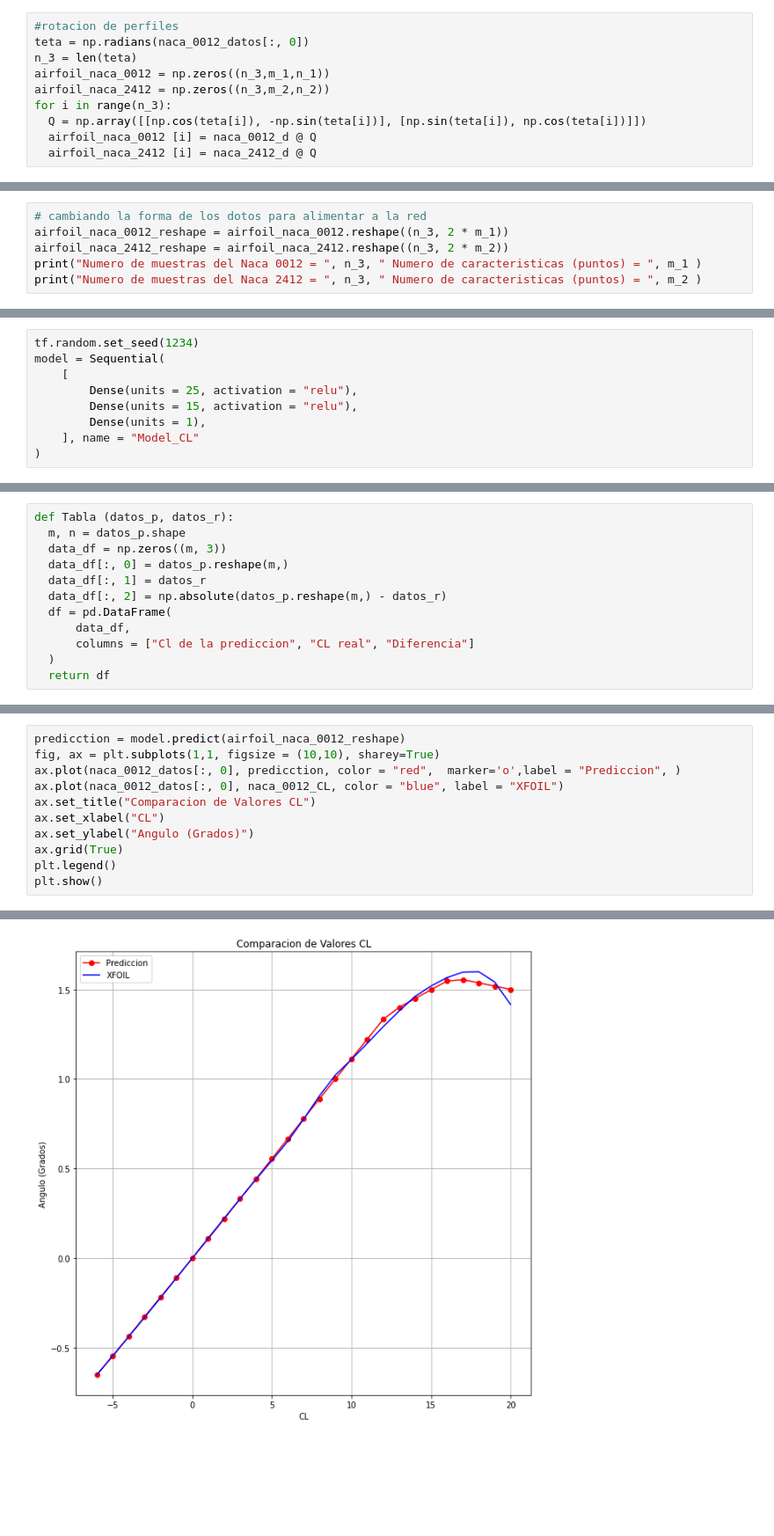
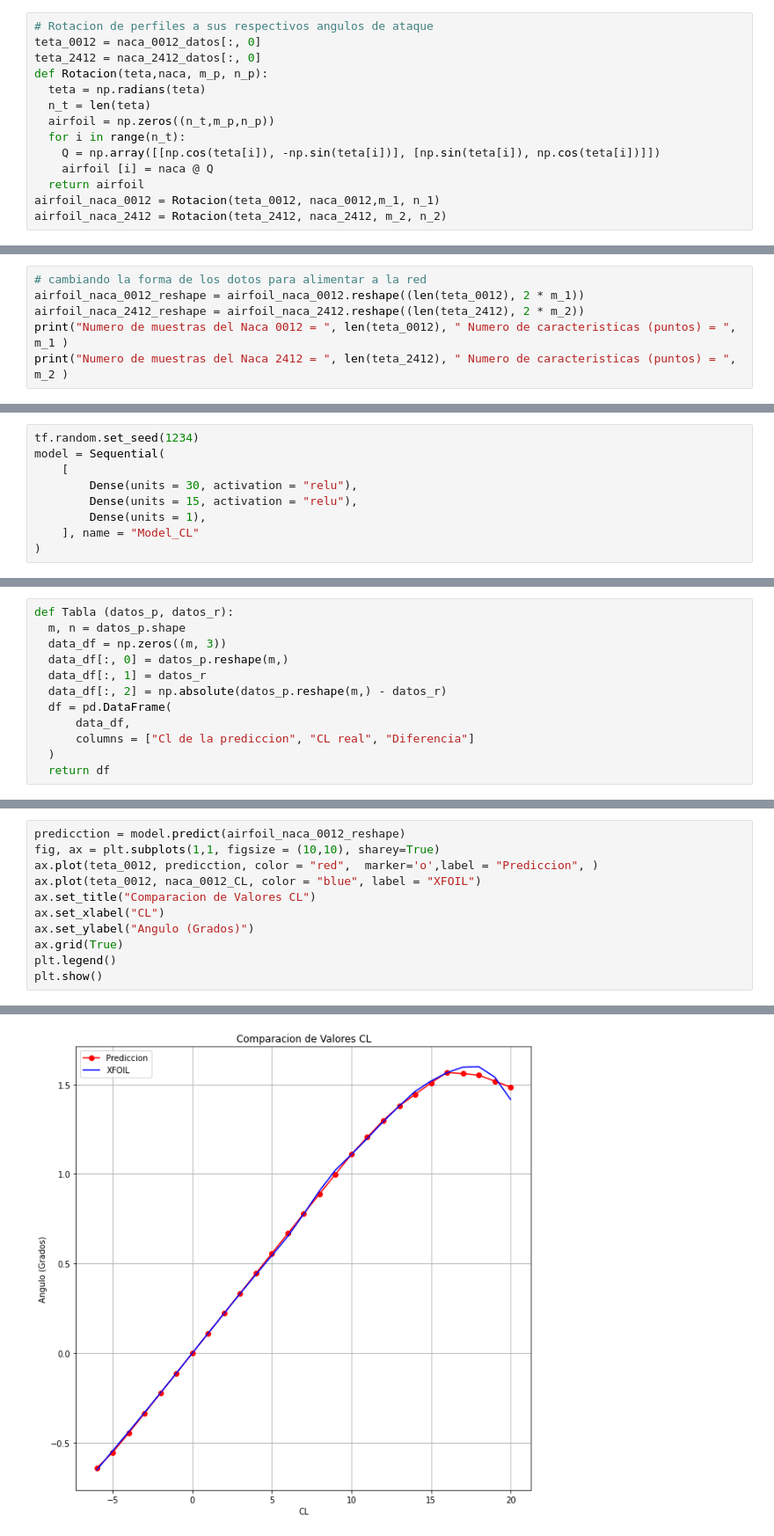
Before and after one commit to Marcos-JV/project_airfoil, a Jupyter notebook: Prediccion_para_perfiles_alares.ipynb, the cells around one changed output, grey strips where cells are left out. Shown: that part at 88% size. Drawn from its saved outputs; the diff is of its cells as text; blank space fills up the shorter version.

```diff
--- a/Prediccion_para_perfiles_alares.ipynb
+++ b/Prediccion_para_perfiles_alares.ipynb
@@ -80,15 +80,19 @@ plt.show()
 # %% [output]
 [figure]
 # %%
-#rotacion de perfiles
-teta = np.radians(naca_0012_datos[:, 0])
-n_3 = len(teta)
-airfoil_naca_0012 = np.zeros((n_3,m_1,n_1))
-airfoil_naca_2412 = np.zeros((n_3,m_2,n_2))
-for i in range(n_3):
-  Q = np.array([[np.cos(teta[i]), -np.sin(teta[i])], [np.sin(teta[i]), np.cos(teta[i])]])
-  airfoil_naca_0012 [i] = naca_0012_d @ Q
-  airfoil_naca_2412 [i] = naca_2412_d @ Q
+# Rotacion de perfiles a sus respectivos angulos de ataque
+teta_0012 = naca_0012_datos[:, 0]
+teta_2412 = naca_2412_datos[:, 0]
+def Rotacion(teta,naca, m_p, n_p):
+  teta = np.radians(teta)
+  n_t = len(teta)
+  airfoil = np.zeros((n_t,m_p,n_p))
+  for i in range(n_t):
+    Q = np.array([[np.cos(teta[i]), -np.sin(teta[i])], [np.sin(teta[i]), np.cos(teta[i])]])
+    airfoil [i] = naca @ Q
+  return airfoil
+airfoil_naca_0012 = Rotacion(teta_0012, naca_0012,m_1, n_1)
+airfoil_naca_2412 = Rotacion(teta_2412, naca_2412, m_2, n_2)
 # %%
 k = 0
 fig, ax = plt.subplots(3,9, figsize = (25,8), sharey=True)
@@ -124,8 +128,8 @@ Text(0.5, 0.98, 'Naca 2412 a direrentes angulos')
 # %%
 # cambiando la forma de los dotos para alimentar a la red
-airfoil_naca_0012_reshape = airfoil_naca_0012.reshape((n_3, 2 * m_1))
-airfoil_naca_2412_reshape = airfoil_naca_2412.reshape((n_3, 2 * m_2))
-print("Numero de muestras del Naca 0012 = ", n_3, " Numero de caracteristicas (puntos) = ", m_1 )
-print("Numero de muestras del Naca 2412 = ", n_3, " Numero de caracteristicas (puntos) = ", m_2 )
+airfoil_naca_0012_reshape = airfoil_naca_0012.reshape((len(teta_0012), 2 * m_1))
+airfoil_naca_2412_reshape = airfoil_naca_2412.reshape((len(teta_2412), 2 * m_2))
+print("Numero de muestras del Naca 0012 = ", len(teta_0012), " Numero de caracteristicas (puntos) = ", m_1 )
+print("Numero de muestras del Naca 2412 = ", len(teta_2412), " Numero de caracteristicas (puntos) = ", m_2 )
 # %% [output]
 Numero de muestras del Naca 0012 =  27  Numero de caracteristicas (puntos) =  63
@@ -144,7 +149,7 @@ x_train_0012, x_test_0012, y_train_0012, y_test_0012 = train_test_split(airfoil_
 tf.random.set_seed(1234)
 model = Sequential(
     [
-        Dense(units = 25, activation = "relu"),
+        Dense(units = 30, activation = "relu"),
         Dense(units = 15, activation = "relu"),
         Dense(units = 1),
     ], name = "Model_CL"
@@ -255,8 +257,8 @@ Tabla(datos_test, y_test_0012)
 # %%
 predicction = model.predict(airfoil_naca_0012_reshape)
 fig, ax = plt.subplots(1,1, figsize = (10,10), sharey=True)
-ax.plot(naca_0012_datos[:, 0], predicction, color = "red",  marker='o',label = "Prediccion", )
-ax.plot(naca_0012_datos[:, 0], naca_0012_CL, color = "blue", label = "XFOIL")
+ax.plot(teta_0012, predicction, color = "red",  marker='o',label = "Prediccion", )
+ax.plot(teta_0012, naca_0012_CL, color = "blue", label = "XFOIL")
 ax.set_title("Comparacion de Valores CL")
 ax.set_xlabel("CL")
 ax.set_ylabel("Angulo (Grados)")
@@ -268 +270 @@ plt.show()
-[figure, old version]
+[figure, new version]
```
Also changed, not shown: parts of 14 cells of this notebook.
